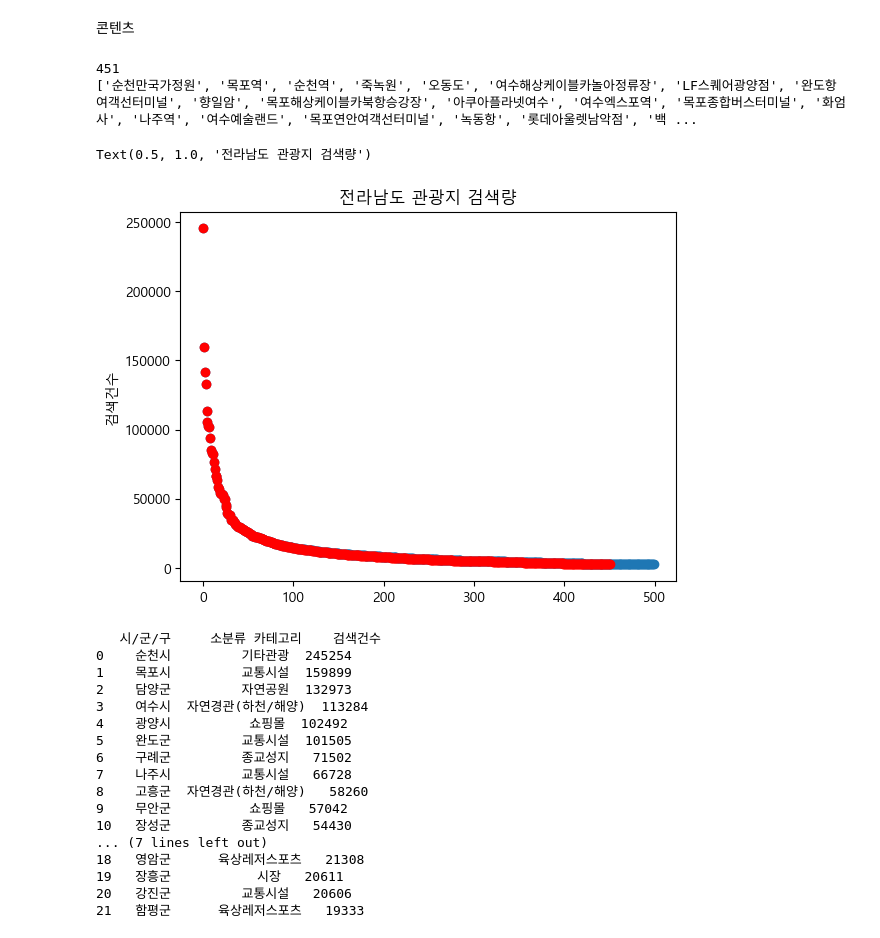
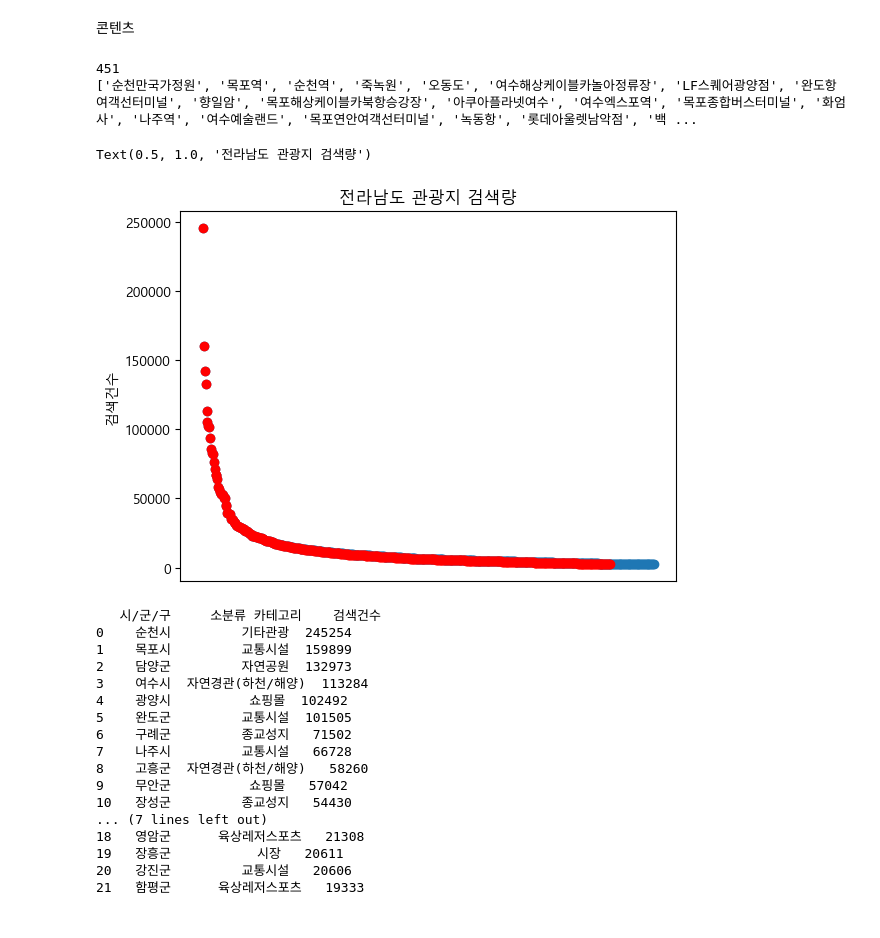
Before and after one commit to sheershay/ise-sr-project, a Jupyter notebook: clustering/clustering.ipynb, the cells around one changed output. Cells and saved outputs as stored; diff of their text form; code cells hidden in the pictures.

```diff
--- a/clustering/clustering.ipynb
+++ b/clustering/clustering.ipynb
@@ -140,31 +140,32 @@ contents2.drop('광역시/도',axis=1,inplace=True)
 # %%
 count_num=0
 sites=[]
 rnum=[]
 
 for i in range(len(contents2)): #22'09~23'08
    for j in range(len(contents1)): #21'09~22'08
         if contents2['관광지명'][i]==contents1['관광지명'][j]:
             count_num+=1
             sites.append(contents2['관광지명'][i])
             rnum.append(contents2['검색건수'][i])
 
 print(count_num) #451: 인기 관광지 500곳 중 451곳은 반복해서 수요가 많다.
 print(sites) #사람들이 반복해서 찾는 곳
+
+x1=np.arange(len(contents2))
+plt.scatter(x1,contents2['검색건수'])
+x2=np.arange(len(rnum))
+plt.scatter(x2,rnum,c='r')
+
+plt.xticks([])
+
+plt.ylabel('검색건수')
+plt.title('전라남도 관광지 검색량') #가는 곳(만) 또 감
 # %% [output]
 451
 ['순천만국가정원', '목포역', '순천역', '죽녹원', '오동도', '여수해상케이블카놀아정류장', 'LF스퀘어광양점', '완도항여객선터미널', '향일암', '목포해상케이블카북항승강장', '아쿠아플라넷여수', '여수엑스포역', '목포종합버스터미널', '화엄사', '나주역', '여수예술랜드', '목포연안여객선터미널', '녹동항', '롯데아울렛남악점', '백 ...
+Text(0.5, 1.0, '전라남도 관광지 검색량')
+[figure, added]
-# %%
-x1=np.arange(len(contents2))
-plt.scatter(x1,contents2['검색건수'])
-x2=np.arange(len(rnum))
-plt.scatter(x2,rnum,c='r')
-
-plt.ylabel('검색건수')
-plt.title('전라남도 관광지 검색량') #가는 곳(만) 또 감
-# %% [output]
-Text(0.5, 1.0, '전라남도 관광지 검색량')
-[figure, removed]
 # %%
 ct2=contents2.drop_duplicates(subset=['시/군/구'])
 contents_df=ct2.drop(['중분류 카테고리','순위','관광지명','도로명주소'], axis=1).reset_index(drop=True)
```
Also changed, not shown: parts of 47 cells of this notebook, 1 other file.
